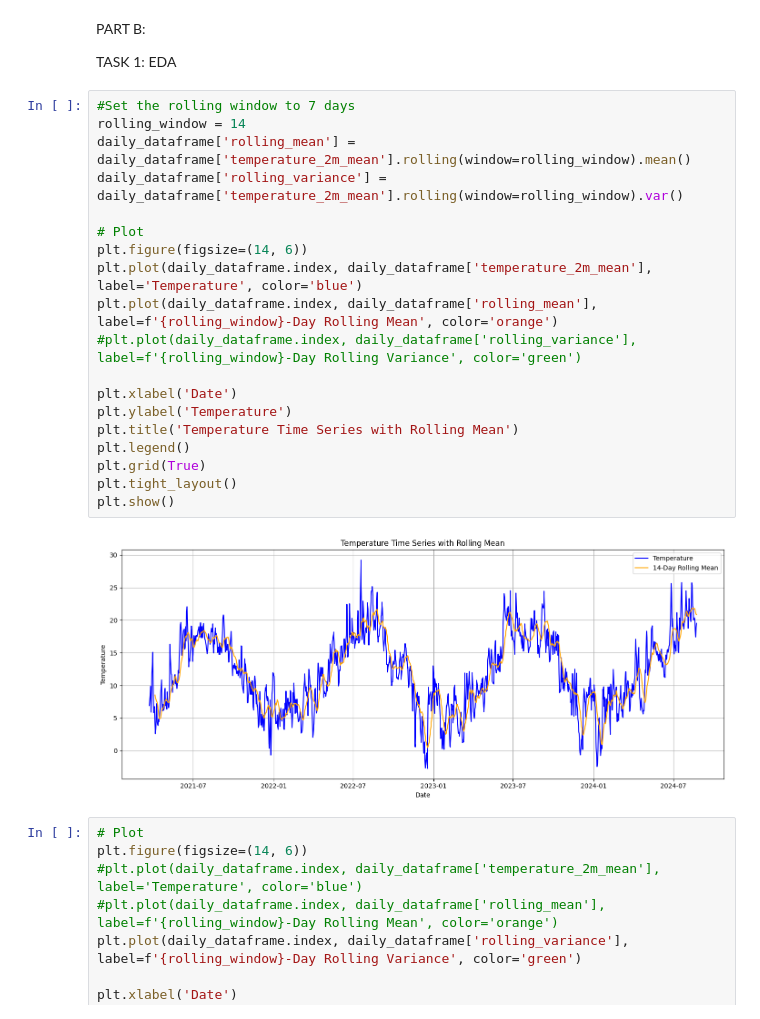
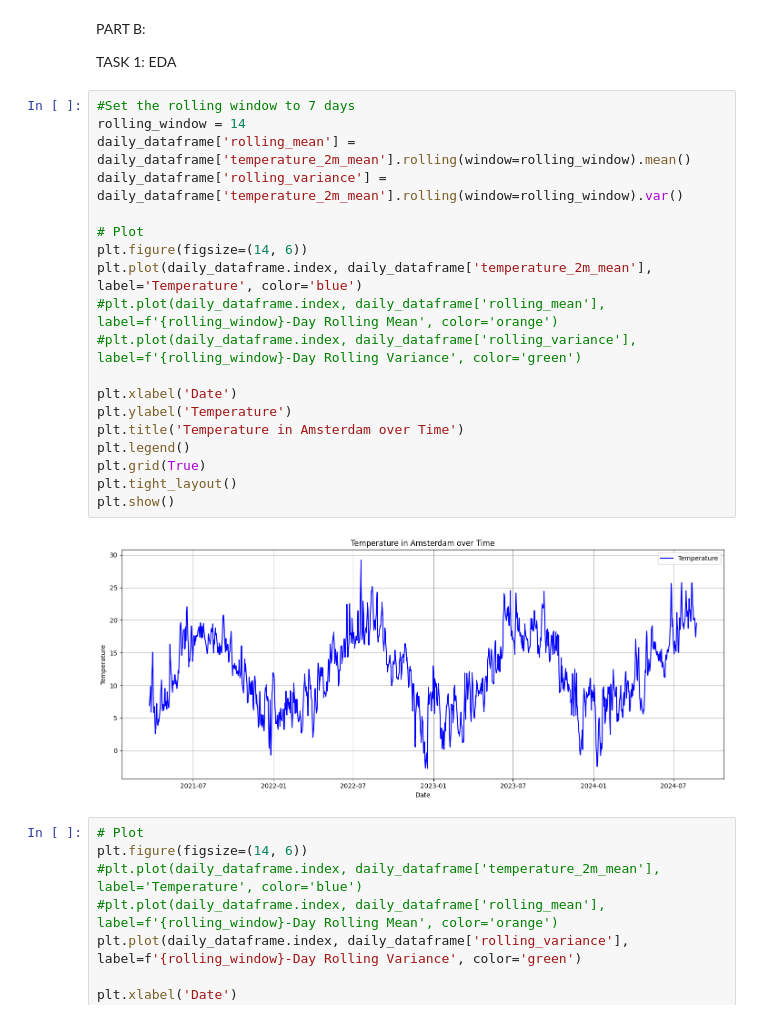
Before and after one commit to HetteWempe/comp_fin, a Jupyter notebook: ass2sc.ipynb, the cells around one changed output. Drawn from its saved outputs; the diff is of its cells as text.

```diff
--- a/ass2sc.ipynb
+++ b/ass2sc.ipynb
@@ -86,24 +86,24 @@ TASK 1: EDA
 # %%
 #Set the rolling window to 7 days
 rolling_window = 14
 daily_dataframe['rolling_mean'] = daily_dataframe['temperature_2m_mean'].rolling(window=rolling_window).mean()
 daily_dataframe['rolling_variance'] = daily_dataframe['temperature_2m_mean'].rolling(window=rolling_window).var()
 
 # Plot
 plt.figure(figsize=(14, 6))
 plt.plot(daily_dataframe.index, daily_dataframe['temperature_2m_mean'], label='Temperature', color='blue')
-plt.plot(daily_dataframe.index, daily_dataframe['rolling_mean'], label=f'{rolling_window}-Day Rolling Mean', color='orange')
+#plt.plot(daily_dataframe.index, daily_dataframe['rolling_mean'], label=f'{rolling_window}-Day Rolling Mean', color='orange')
 #plt.plot(daily_dataframe.index, daily_dataframe['rolling_variance'], label=f'{rolling_window}-Day Rolling Variance', color='green')
 
 plt.xlabel('Date')
 plt.ylabel('Temperature')
-plt.title('Temperature Time Series with Rolling Mean')
+plt.title('Temperature in Amsterdam over Time')
 plt.legend()
 plt.grid(True)
 plt.tight_layout()
 plt.show()
 # %% [output]
-[figure, old version]
+[figure, new version]
 # %%
 # Plot
 plt.figure(figsize=(14, 6))
```
Also changed, not shown: parts of 9 cells of this notebook, 1 other file.
